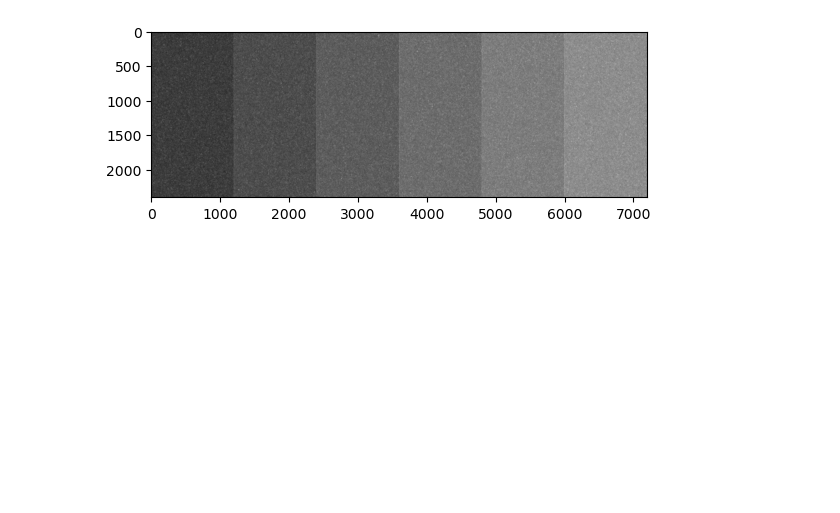
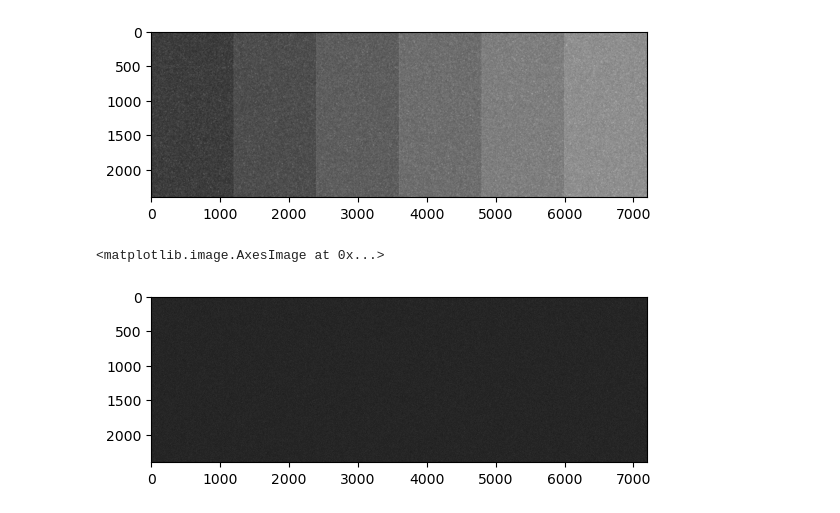
Before and after one commit to AndreaGarcia124/TIVpracticas, a Jupyter notebook: Práctica2.ipynb, the cells around one changed output. Cells and saved outputs as stored; diff of their text form; code cells hidden in the pictures; blank space fills up the shorter version.

```diff
--- a/Práctica2.ipynb
+++ b/Práctica2.ipynb
@@ -113,3 +123,14 @@ plt.imshow(img_noised+bordes, cmap='gray')
 # %% [output]
 <matplotlib.image.AxesImage at 0x...>
 [figure]
+# %%
+#Laplaciana
+float_noised = np.array(img_noised, dtype='float')
+float_noised = float_noised/float_noised.max()
+
+noised_lpl = laplace(float_noised)
+noised_lpl_abs=np.absolute(noised_lpl)
+plt.imshow(noised_lpl_abs, cmap='gray')
+# %% [output]
+<matplotlib.image.AxesImage at 0x...>
+[figure, added]
```
Also changed, not shown: parts of 11 cells of this notebook.
